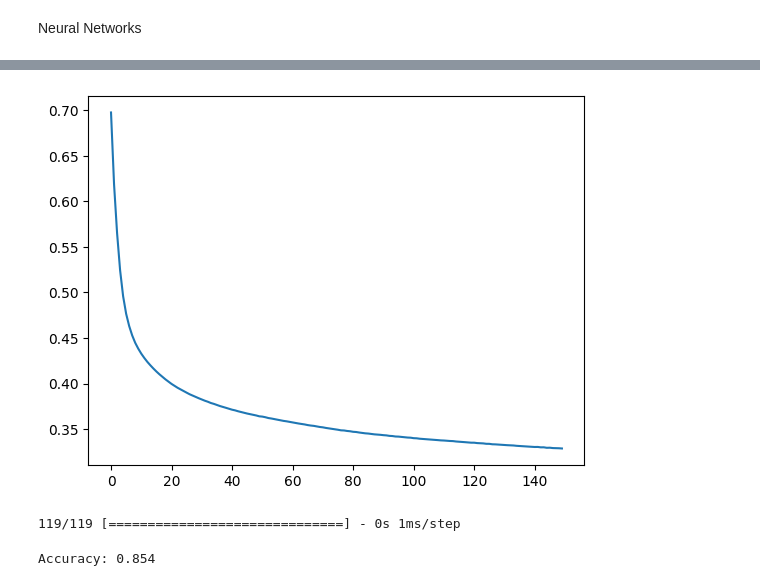
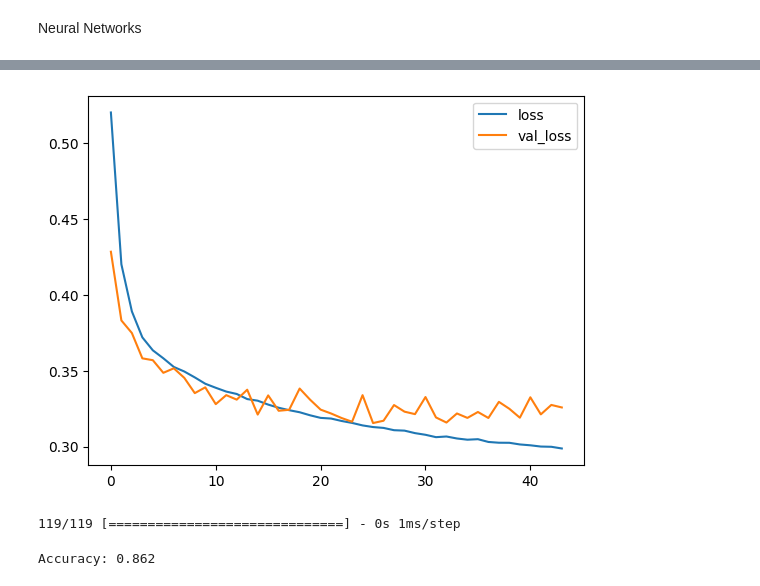
Before and after one commit to it21053528/Machine-learning, a Jupyter notebook: Magic/MagicTelescope.ipynb, the cells around one changed output, grey strips where cells are left out. Saved outputs shown, nothing was run; the diff lists cells and outputs as text; code cells hidden in the pictures.

Commit message:
early stopping added

```diff
--- a/Magic/MagicTelescope.ipynb
+++ b/Magic/MagicTelescope.ipynb
@@ -90,7 +90,7 @@ KNeighborsClassifier()
 # %% [markdown]
 Decision Tree
 # %%
-from sklearn.tree import DecisionTreeClassifier
-tree_model = DecisionTreeClassifier()
-tree_model.fit(X_train,y_train)
+from sklearn.ensemble import RandomForestClassifier
+forest_model = RandomForestClassifier()
+forest_model.fit(X_train,y_train)
 # %% [output]
@@ -129,13 +129,21 @@ Neural Networks
 # %%
 from keras.models import Sequential
 from keras.layers import Dense
+# %%
+from keras.callbacks import EarlyStopping
+
+early_stopping = EarlyStopping(
+    min_delta=0.001, # minimium amount of change to count as an improvement
+    patience=20, # how many epochs to wait before stopping
+    restore_best_weights=True,
+)
 # %%
 NN_model = Sequential()
 NN_model.add(Dense(units=32, activation='relu'))
 NN_model.add(Dense(units=64, activation='relu'))
 NN_model.add(Dense(units=1, activation='sigmoid'))
 # %%
-NN_model.compile(loss='binary_crossentropy', optimizer='sgd', metrics='accuracy')
+NN_model.compile(loss='binary_crossentropy', optimizer='adam', metrics='accuracy')
 # %%
-history = NN_model.fit(X_train, y_train, epochs=150, batch_size=100)
+history = NN_model.fit(X_train, y_train,validation_data=(X_valid, y_valid), epochs=200, batch_size=128, callbacks=[early_stopping])
 # %% [output]
@@ -160,5 +168,6 @@ Epoch 150/150
 # convert the training history to a dataframe
 history_df = pd.DataFrame(history.history)
 # use Pandas native plot method
-history_df['loss'].plot()
+history_df.loc[:, ['loss', 'val_loss']].plot()
+print("Minimum validation loss: {}".format(history_df['val_loss'].min()))
 # %% [output]
@@ -166,2 +175,2 @@ history_df['loss'].plot()
-[figure, old version]
+[figure, new version]
 # %%
@@ -170,6 +179,6 @@ y_pred_NN = [0 if val<0.5 else 1 for val in y_pred_NN]
 # %% [output]
 119/119 [==============================] - 0s 1ms/step
 # %%
-print("Accuracy: {:.3f}".format(accuracy_score(y_test,y_pred_NN)))
+print("Accuracy: {:.3f}".format(accuracy_score(y_valid,y_pred_NN)))
 # %% [output]
-Accuracy: 0.854
+Accuracy: 0.862
```
Also changed, not shown: parts of 5 cells of this notebook.
